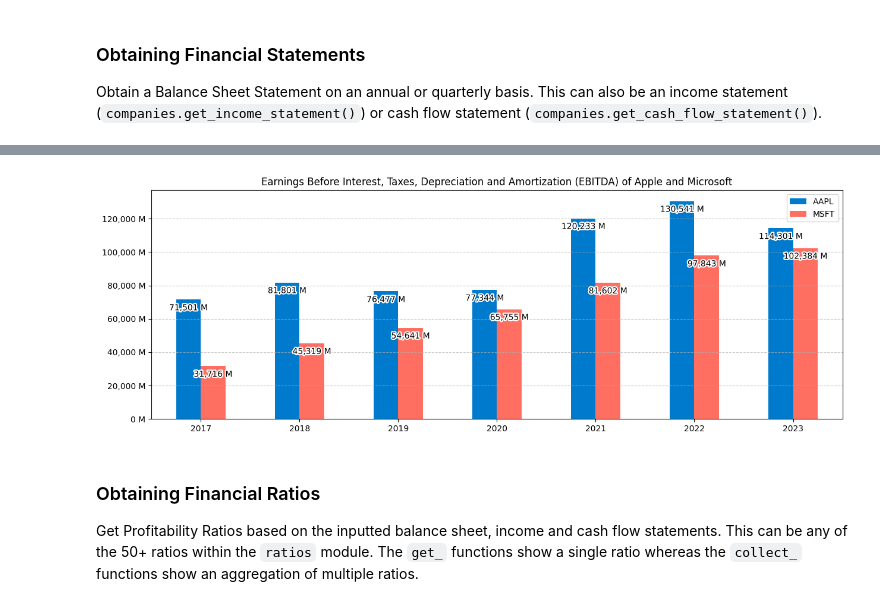
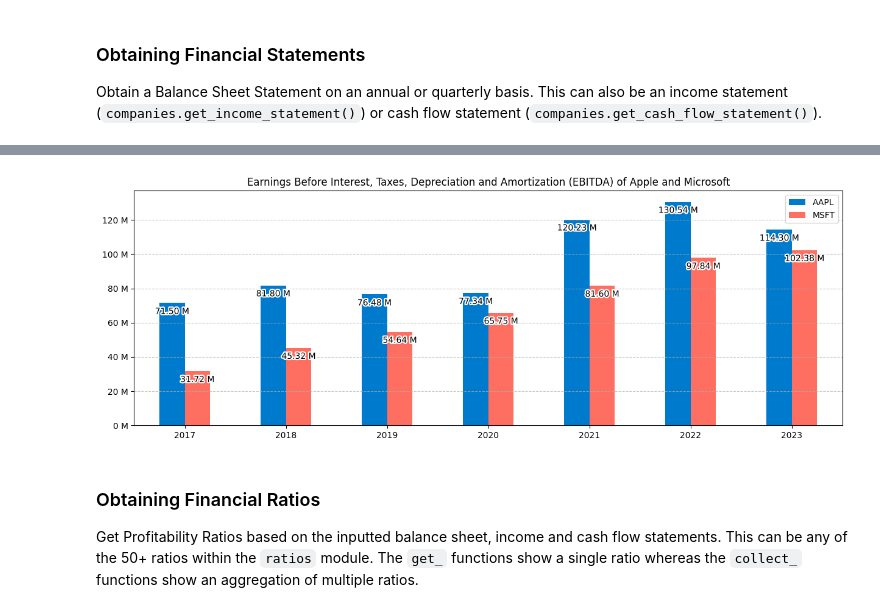
Before and after one commit to JerBouma/FinanceToolkit, a Jupyter notebook: examples/Finance Toolkit - 0. README Examples.ipynb, the cells around one changed output, grey strips where cells are left out. Saved outputs shown, nothing was run; the diff lists cells and outputs as text; code cells hidden in the pictures.

```diff
--- a/examples/Finance Toolkit - 0. README Examples.ipynb
+++ b/examples/Finance Toolkit - 0. README Examples.ipynb
@@ -141,8 +141,8 @@ ax = ebitda_data.plot.bar(figsize=(15, 5), color=colors)
 
 # Add data labels on top of the bars with custom formatting (divided by 1,000,000 for millions and thousand separator)
 for p in ax.patches:
-    ebitda_millions = p.get_height() / 1_000_000
-    label = f"{ebitda_millions:,.0f} M"
+    ebitda_millions = p.get_height() / 1_000_000_000
+    label = f"{ebitda_millions:,.2f} M"
     x = p.get_x() + p.get_width() / 2.0
     y = p.get_height()
 
@@ -180,35 +180,35 @@ plt.title(
     fontsize=12,
 )
 
 # Add a horizontal grid for clarity
 plt.grid(axis="y", linestyle="--", alpha=0.7)
 
 # Add a thousand separator to the y-axis
 ax.yaxis.set_major_formatter(
-    mtick.FuncFormatter(lambda x, _: "{:,.0f} M".format(x / 1e6))
+    mtick.FuncFormatter(lambda x, _: "{:,.0f} M".format(x / 1_000_000_000))
 )
 
 # Show the plot
 plt.show()
 # %% [output]
 |  | date | 2017 | 2018 | 2019 | 2020 | 2021 | 2022 | 2023 |
 | AAPL | Revenue | 229234000000.0 | 265595000000.0 | 260174000000.0 | 274515000000.0 | 365817000000.0 | 394328000000.0 | 383285000000.0 |
 |  | Cost of Goods Sold | 141048000000.0 | 163756000000.0 | 161782000000.0 | 169559000000.0 | 212981000000.0 | 223546000000.0 | 214137000000.0 |
 |  | Gross Profit | 88186000000.0 | 101839000000.0 | 98392000000.0 | 104956000000.0 | 152836000000.0 | 170782000000.0 | 169148000000.0 |
 |  | Gross Profit Ratio | 0.3847 | 0.3834 | 0.3782 | 0.3823 | 0.4178 | 0.4331 | 0.4413 |
 |  | Research and Development Expenses | 11581000000.0 | 14236000000.0 | 16217000000.0 | 18752000000.0 | 21914000000.0 | 26251000000.0 | 29915000000.0 |
 |  | General and Administrative Expenses | 0.0 | 0.0 | 0.0 | 0.0 | 0.0 | 0.0 | 0.0 |
 |  | Selling and Marketing Expenses | 0.0 | 0.0 | 0.0 | 0.0 | 0.0 | 0.0 | 0.0 |
 |  | Selling, General and Administrati... | 15261000000.0 | 16705000000.0 | 18245000000.0 | 19916000000.0 | 21973000000.0 | 25094000000.0 | 24932000000.0 |
 |  | Other Expenses | 2745000000.0 | 2005000000.0 | 1807000000.0 | 803000000.0 | 258000000.0 | -334000000.0 | 0.0 |
 |  | Operating Expenses | 26842000000.0 | 30941000000.0 | 34462000000.0 | 38668000000.0 | 43887000000.0 | 51345000000.0 | 54847000000.0 |
 | ... | ... | ... | ... | ... | ... | ... | ... | ... |
 |  | Net Income Ratio | 0.2357 | 0.1502 | 0.3118 | 0.3096 | 0.3645 | 0.3669 | 0.3415 |
 |  | EPS | 2.74 | 2.15 | 5.11 | 5.82 | 8.12 | 9.7 | 9.72 |
 |  | EPS Diluted | 2.71 | 2.13 | 5.06 | 5.76 | 8.05 | 9.65 | 9.68 |
 |  | Weighted Average Shares | 7746000000.0 | 7700000000.0 | 7673000000.0 | 7610000000.0 | 7547000000.0 | 7496000000.0 | 7446000000.0 |
 |  | Weighted Average Shares Diluted | 7832000000.0 | 7794000000.0 | 7753000000.0 | 7683000000.0 | 7608000000.0 | 7540000000.0 | 7472000000.0 |
-[figure, old version]
+[figure, new version]
 # %% [markdown]
 ### Obtaining Financial Ratios
 
```
Also changed, not shown: parts of 2 cells of this notebook.
